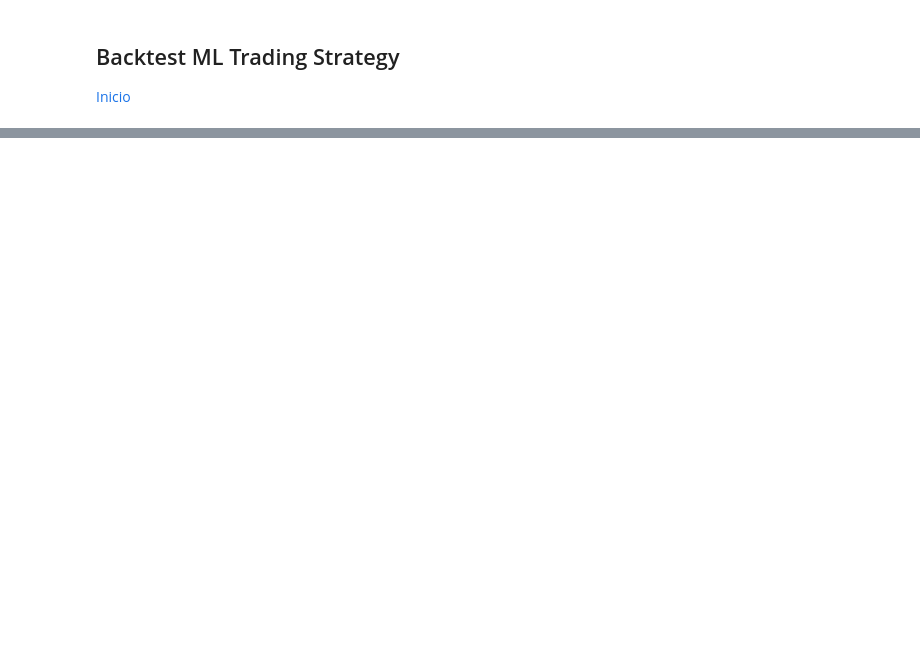
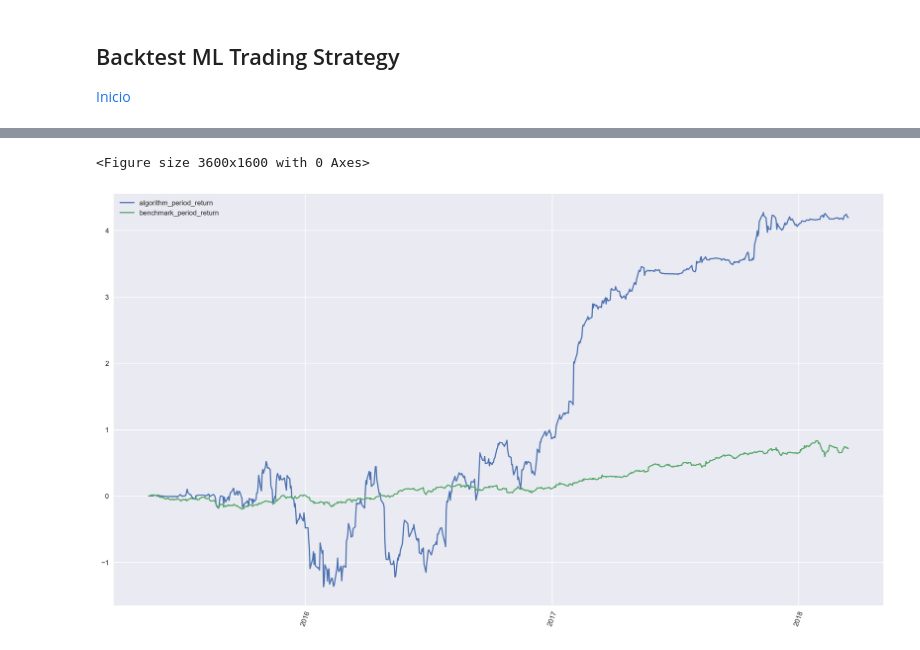
Before and after one commit to isabelpuche/ml_for_algo_trading, a Jupyter notebook: notebooks/ml_pipeline.ipynb, the cells around one changed output, grey strips where cells are left out. Drawn from its saved outputs; the diff is of its cells as text; code cells hidden in the pictures; blank space fills up the shorter version.

```diff
--- a/notebooks/ml_pipeline.ipynb
+++ b/notebooks/ml_pipeline.ipynb
@@ -857,0 +948,31 @@ df.portfolio_value.plot(figsize=(16,8))
+# %%
+from matplotlib import pyplot as plt
+from matplotlib.dates import YearLocator, date2num, DateFormatter
+
+plt.figure(figsize = (18, 8))
+
+df.index = pd.DatetimeIndex(df.index)
+
+fig, ax = plt.subplots()
+
+fig.subplots_adjust(bottom=0.3)
+
+# Create a plot
+ax.plot(df.index, df.algorithm_period_return)
+ax.plot(df.index, df.benchmark_period_return)
+
+lctr = YearLocator()
+frmt = DateFormatter('%Y')
+
+# Final formatting
+ax.xaxis.set_major_locator(lctr)
+ax.xaxis.set_major_formatter(frmt)
+
+plt.xticks(rotation=70)
+plt.tight_layout()
+
+plt.legend()
+plt.show()
+# %% [output]
+<Figure size 3600x1600 with 0 Axes>
+[figure, added]
```
Also changed, not shown: parts of 35 cells of this notebook, 10 other files.
